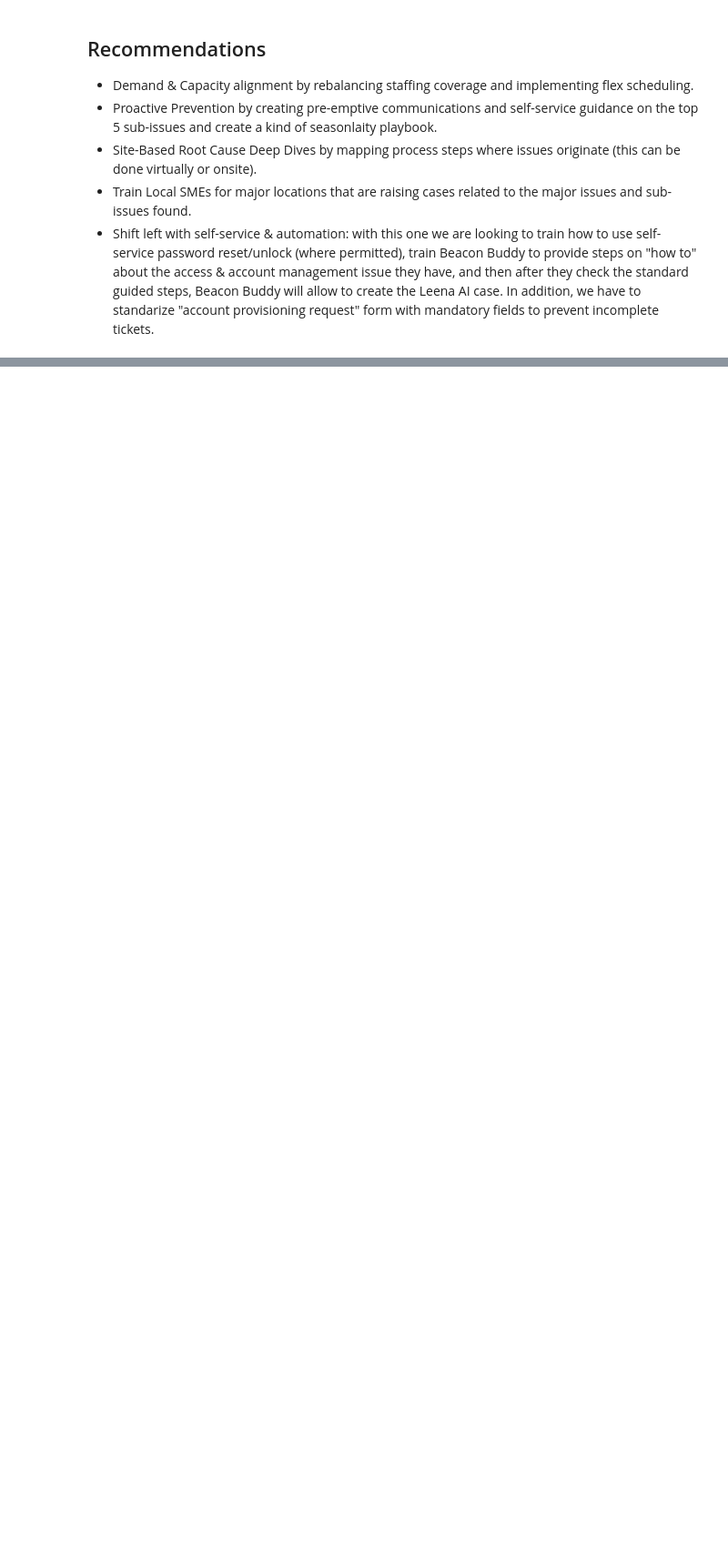
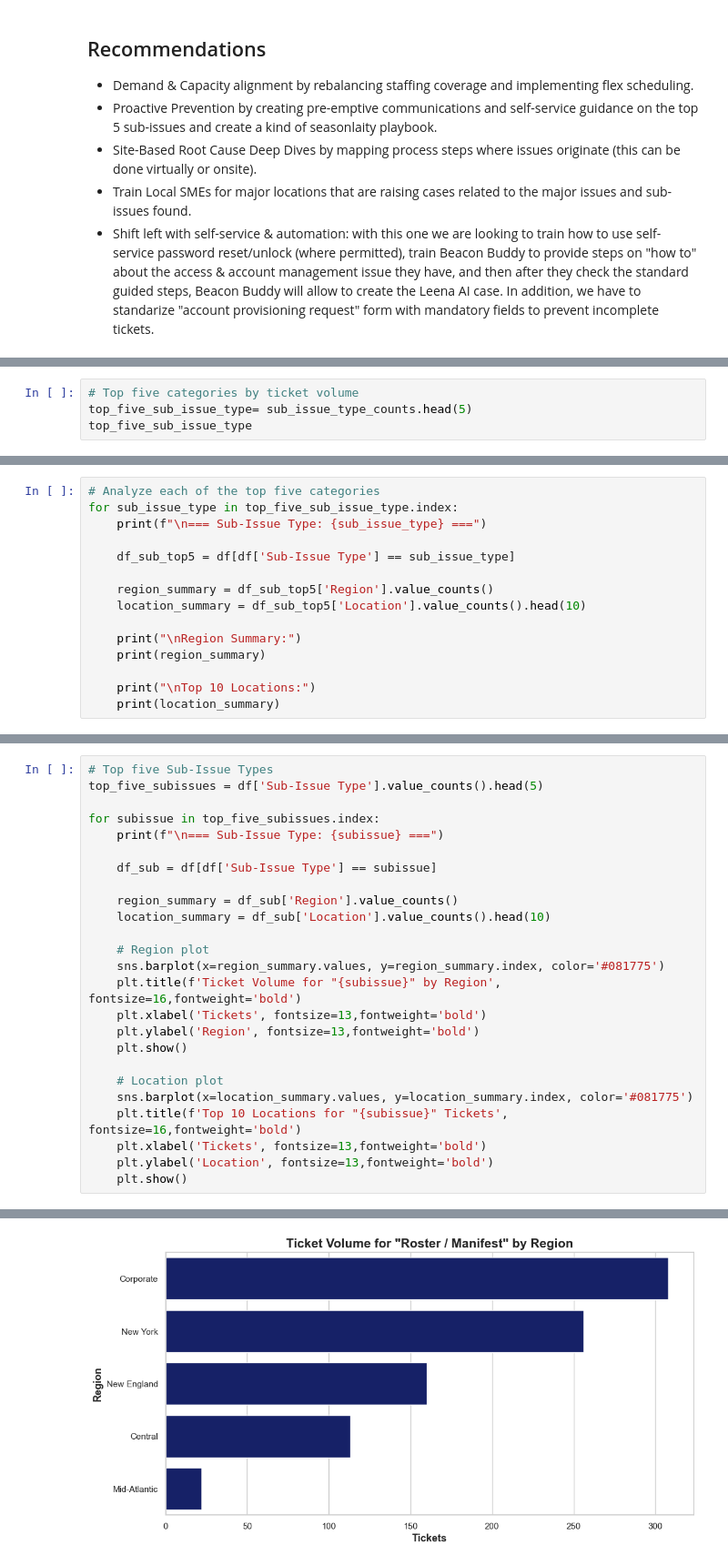
Before and after one commit to bmmartinez1993/data-analytics-portafolio, a Jupyter notebook: Python-Projects/IT-Helpdesk-EDA/notebooks/IT_Helpdesk_EDA.ipynb, the cells around one changed output, grey strips where cells are left out. Shown at 91% size. Saved outputs shown, nothing was run; the diff lists cells and outputs as text; blank space fills up the shorter version.

```diff
--- a/Python-Projects/IT-Helpdesk-EDA/notebooks/IT_Helpdesk_EDA.ipynb
+++ b/Python-Projects/IT-Helpdesk-EDA/notebooks/IT_Helpdesk_EDA.ipynb
@@ -698,0 +726,4 @@ plt.show()
+# %%
+# Top five categories by ticket volume
+top_five_sub_issue_type= sub_issue_type_counts.head(5)
+top_five_sub_issue_type
@@ -698,0 +738,15 @@ plt.show()
+# %%
+# Analyze each of the top five categories
+for sub_issue_type in top_five_sub_issue_type.index:
+    print(f"\n=== Sub-Issue Type: {sub_issue_type} ===")
+
+    df_sub_top5 = df[df['Sub-Issue Type'] == sub_issue_type]
+
+    region_summary = df_sub_top5['Region'].value_counts()
+    location_summary = df_sub_top5['Location'].value_counts().head(10)
+
+    print("\nRegion Summary:")
+    print(region_summary)
+
+    print("\nTop 10 Locations:")
+    print(location_summary)
@@ -698,0 +771,26 @@ plt.show()
+# %%
+# Top five Sub-Issue Types
+top_five_subissues = df['Sub-Issue Type'].value_counts().head(5)
+
+for subissue in top_five_subissues.index:
+    print(f"\n=== Sub-Issue Type: {subissue} ===")
+
+    df_sub = df[df['Sub-Issue Type'] == subissue]
+
+    region_summary = df_sub['Region'].value_counts()
+    location_summary = df_sub['Location'].value_counts().head(10)
+
+    # Region plot
+    sns.barplot(x=region_summary.values, y=region_summary.index, color='#081775')
+    plt.title(f'Ticket Volume for "{subissue}" by Region', fontsize=16,fontweight='bold')
+    plt.xlabel('Tickets', fontsize=13,fontweight='bold')
+    plt.ylabel('Region', fontsize=13,fontweight='bold')
+    plt.show()
+
+    # Location plot
+    sns.barplot(x=location_summary.values, y=location_summary.index, color='#081775')
+    plt.title(f'Top 10 Locations for "{subissue}" Tickets', fontsize=16,fontweight='bold')
+    plt.xlabel('Tickets', fontsize=13,fontweight='bold')
+    plt.ylabel('Location', fontsize=13,fontweight='bold')
+    plt.show()
+# %% [output]
@@ -698,0 +798 @@ plt.show()
+[figure, added]
```
Also changed, not shown: parts of 18 cells of this notebook.
